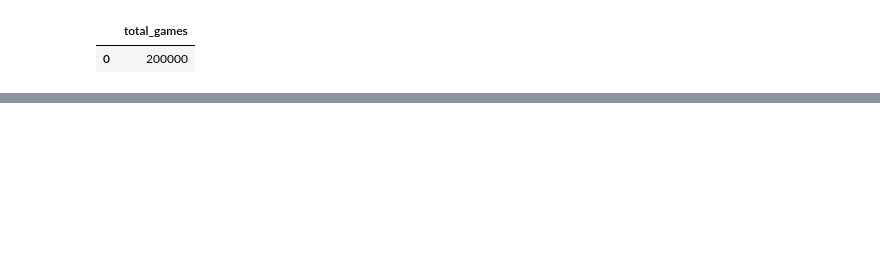
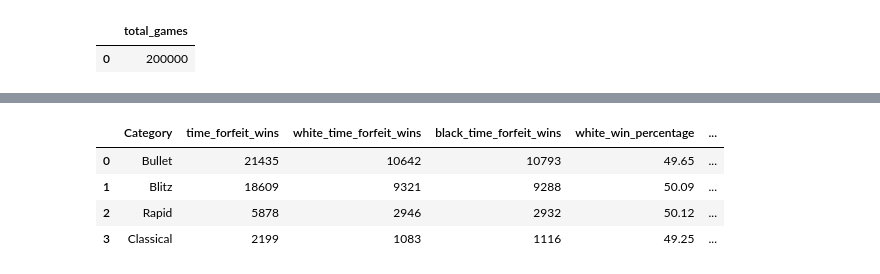
Before and after one commit to hafezomar/lichess-game-analysis, a Jupyter notebook: notebooks/01_sql_game_analysis.ipynb, the cells around one changed output, grey strips where cells are left out. Saved outputs shown, nothing was run; the diff lists cells and outputs as text; code cells hidden in the pictures; blank space fills up the shorter version.

```diff
--- a/notebooks/01_sql_game_analysis.ipynb
+++ b/notebooks/01_sql_game_analysis.ipynb
@@ -58,0 +123,40 @@ conn
+# %%
+time_forfeit_wins_by_color_query = """
+WITH time_forfeit_wins AS (
+    SELECT
+        Category,
+        COUNT(*) AS time_forfeit_wins,
+        SUM(CASE
+                WHEN winner = 'White' THEN 1
+                ELSE 0
+            END) AS white_time_forfeit_wins,
+        SUM(CASE
+                WHEN winner = 'Black' THEN 1
+                ELSE 0
+            END) AS black_time_forfeit_wins
+    FROM games
+    WHERE Termination = 'Time forfeit'
+      AND winner IN ('White', 'Black')
+    GROUP BY Category
+)
+
+SELECT
+    Category,
+    time_forfeit_wins,
+    white_time_forfeit_wins,
+    black_time_forfeit_wins,
+    ROUND(white_time_forfeit_wins * 100.0 / time_forfeit_wins, 2) AS white_win_percentage,
+    ROUND(black_time_forfeit_wins * 100.0 / time_forfeit_wins, 2) AS black_win_percentage
+FROM time_forfeit_wins
+ORDER BY time_forfeit_wins DESC;
+"""
+
+time_forfeit_wins_by_color_df = run_query(time_forfeit_wins_by_color_query)
+
+time_forfeit_wins_by_color_df
+# %% [output]
+|  | Category | time_forfeit_wins | white_time_forfeit_wins | black_time_forfeit_wins | white_win_percentage | ... |
+| 0 | Bullet | 21435 | 10642 | 10793 | 49.65 | ... |
+| 1 | Blitz | 18609 | 9321 | 9288 | 50.09 | ... |
+| 2 | Rapid | 5878 | 2946 | 2932 | 50.12 | ... |
+| 3 | Classical | 2199 | 1083 | 1116 | 49.25 | ... |
```
Also changed, not shown: parts of 28 cells of this notebook, 3 other files.
